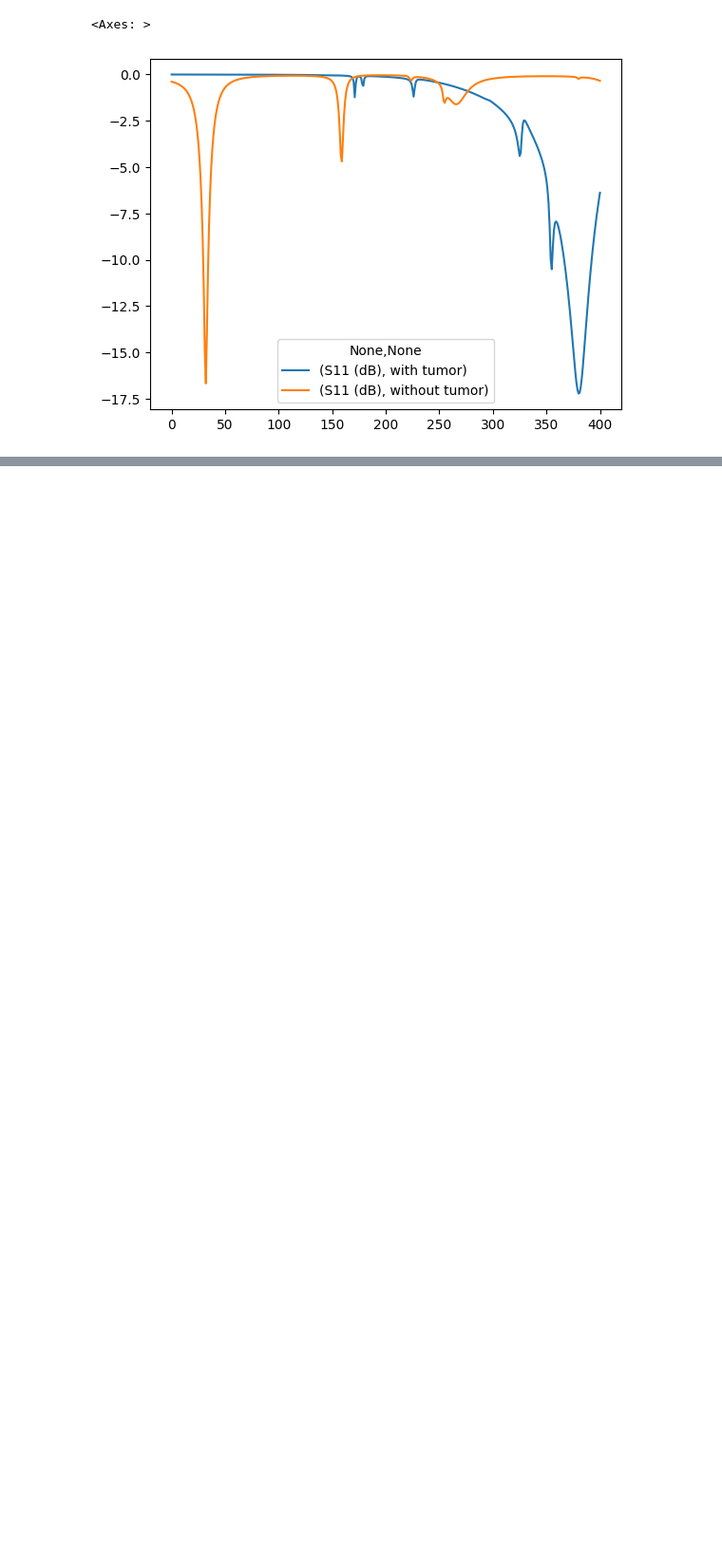
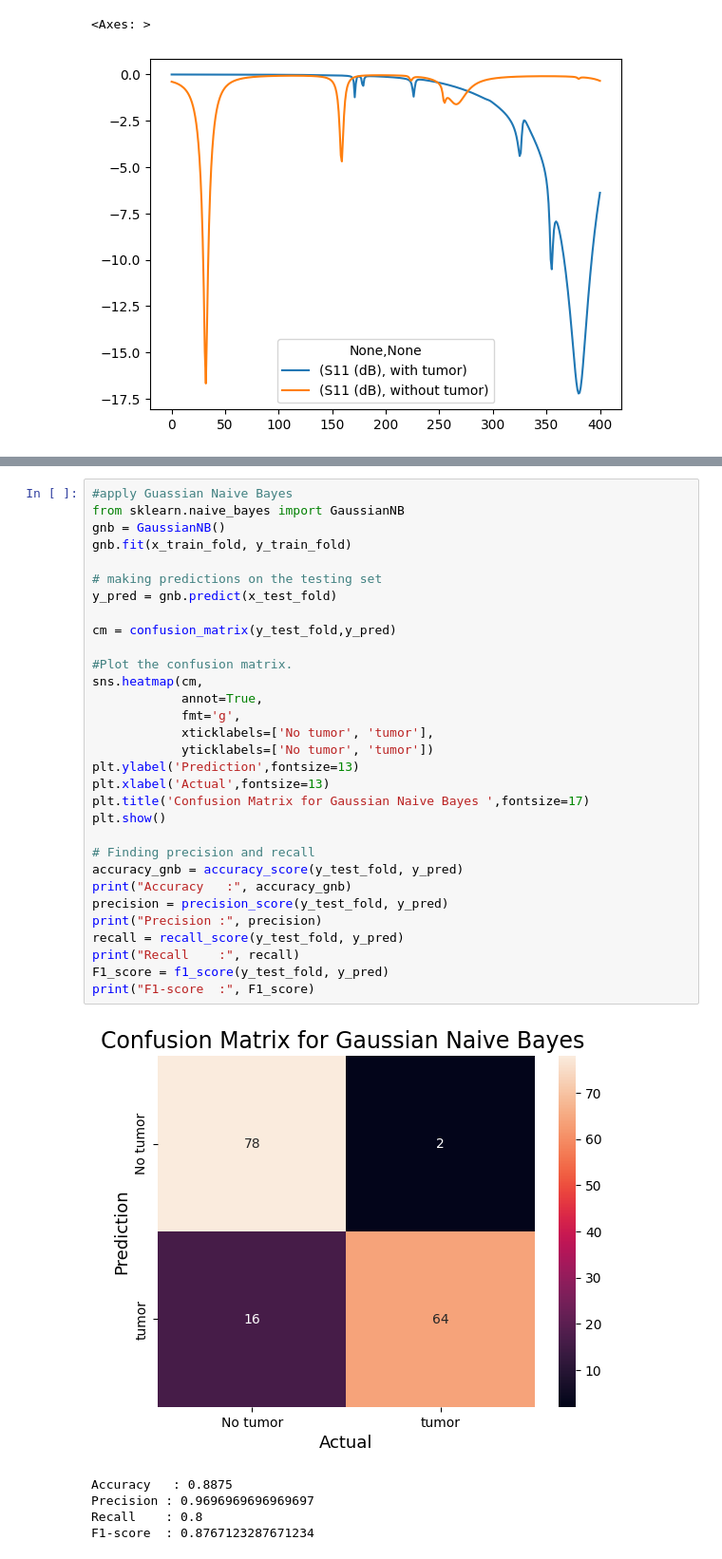
Before and after one commit to Vani064/ML_tumor_detection, a Jupyter notebook: tumor-detection-with-or-without.ipynb, the cells around one changed output, grey strips where cells are left out. Shown at 95% size. Cells and saved outputs as stored; diff of their text form; blank space fills up the shorter version.

```diff
--- a/tumor-detection-with-or-without.ipynb
+++ b/tumor-detection-with-or-without.ipynb
@@ -134,0 +154,37 @@ F1-score  : 0.8484848484848485
+# %%
+#apply Guassian Naive Bayes
+from sklearn.naive_bayes import GaussianNB
+gnb = GaussianNB()
+gnb.fit(x_train_fold, y_train_fold)
+
+# making predictions on the testing set
+y_pred = gnb.predict(x_test_fold)
+
+cm = confusion_matrix(y_test_fold,y_pred)
+
+#Plot the confusion matrix.
+sns.heatmap(cm,
+            annot=True,
+            fmt='g',
+            xticklabels=['No tumor', 'tumor'],
+            yticklabels=['No tumor', 'tumor'])
+plt.ylabel('Prediction',fontsize=13)
+plt.xlabel('Actual',fontsize=13)
+plt.title('Confusion Matrix for Gaussian Naive Bayes ',fontsize=17)
+plt.show()
+
+# Finding precision and recall
+accuracy_gnb = accuracy_score(y_test_fold, y_pred)
+print("Accuracy   :", accuracy_gnb)
+precision = precision_score(y_test_fold, y_pred)
+print("Precision :", precision)
+recall = recall_score(y_test_fold, y_pred)
+print("Recall    :", recall)
+F1_score = f1_score(y_test_fold, y_pred)
+print("F1-score  :", F1_score)
+# %% [output]
+[figure, added]
+Accuracy   : 0.8875
+Precision : 0.9696969696969697
+Recall    : 0.8
+F1-score  : 0.8767123287671234
```
Also changed, not shown: parts of 3 cells of this notebook.
